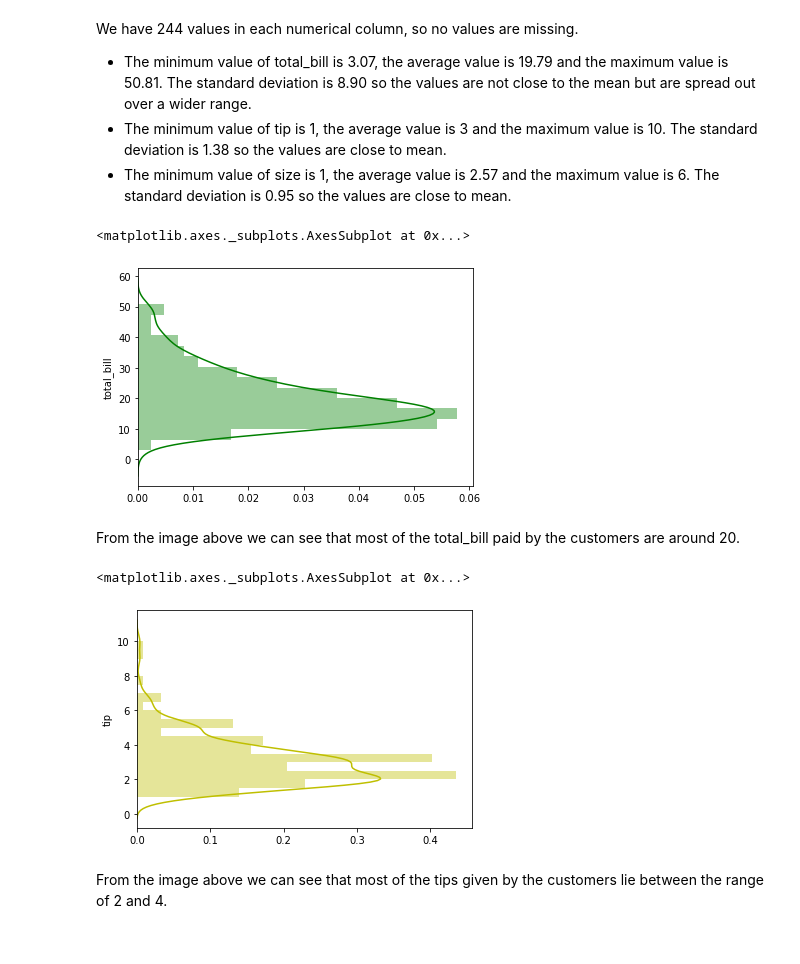
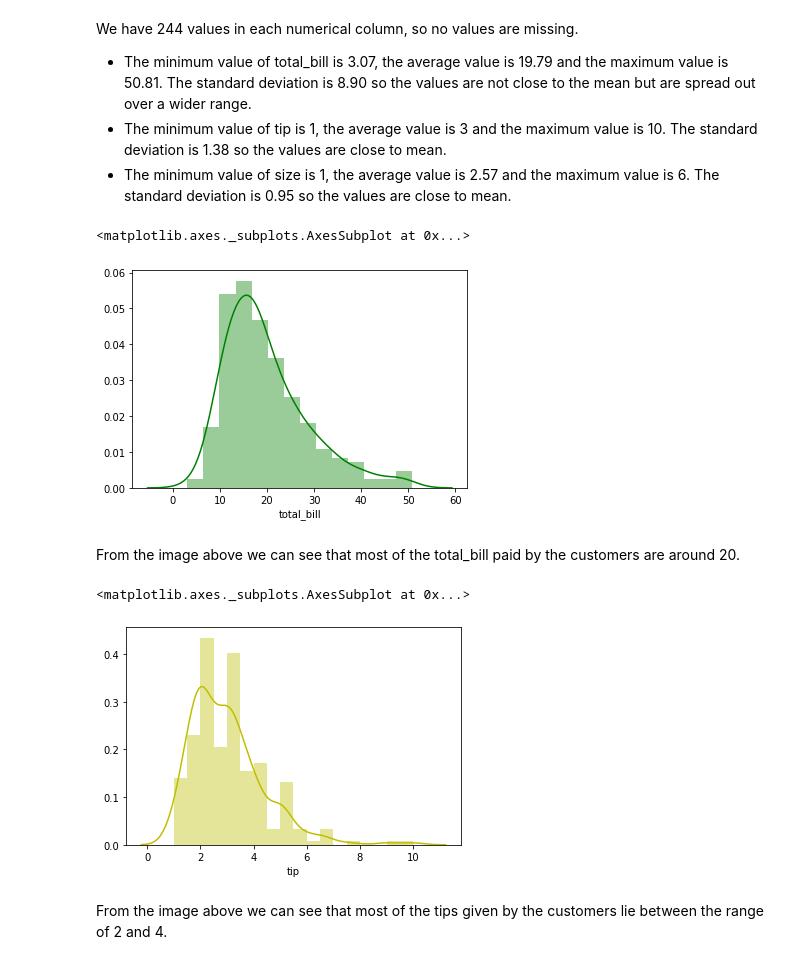
Before and after one commit to amacuga/fundamentals-assessment, a Jupyter notebook: Assessment.ipynb, the cells around one changed output. Saved outputs shown, nothing was run; the diff lists cells and outputs as text; code cells hidden in the pictures.

```diff
--- a/Assessment.ipynb
+++ b/Assessment.ipynb
@@ -140,18 +141,18 @@ We have 244 values in each numerical column, so no values are missing.
 * The minimum value of size is 1, the average value is 2.57 and the maximum value is 6. The standard deviation is 0.95 so the values are close to mean.
 # %%
 # Returns a plot of total_bill.
-sns.distplot(tips.total_bill, color = "g", vertical=True)
+sns.distplot(tips.total_bill, color = "g")
 # %% [output]
 <matplotlib.axes._subplots.AxesSubplot at 0x...>
-[figure, old version]
+[figure, new version]
 # %% [markdown]
 From the image above we can see that most of the total_bill paid by the customers are around 20.
 # %%
 # Returns a plot of tip.
-sns.distplot(tips.tip, color = 'y', vertical=True)
+sns.distplot(tips.tip, color = 'y')
 # %% [output]
 <matplotlib.axes._subplots.AxesSubplot at 0x...>
-[figure, old version]
+[figure, new version]
 # %% [markdown]
 From the image above we can see that most of the tips given by the customers lie between the range of 2 and 4.
 # %%
```
Also changed, not shown: parts of 12 cells of this notebook.
